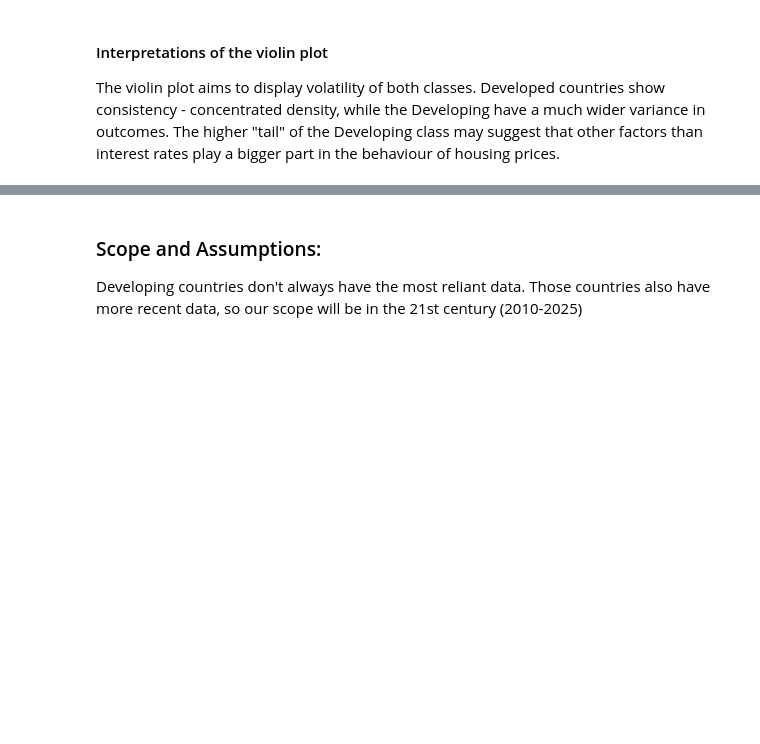
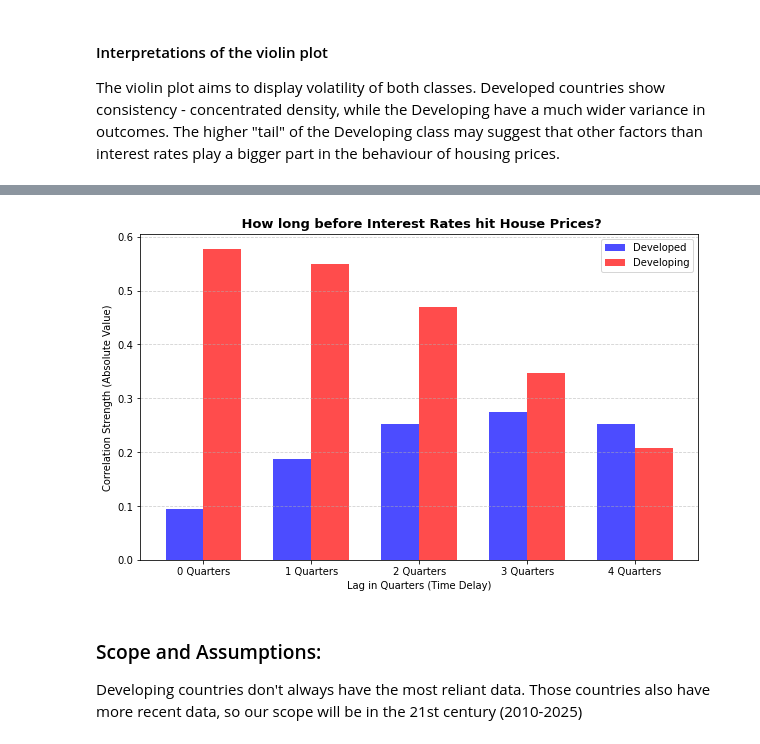
Before and after one commit to SiyanaVel19/Final_project_SU_2026, a Jupyter notebook: Project_analysis.ipynb, the cells around one changed output, grey strips where cells are left out. Cells and saved outputs as stored; diff of their text form; code cells hidden in the pictures; blank space fills up the shorter version.

```diff
--- a/Project_analysis.ipynb
+++ b/Project_analysis.ipynb
@@ -318,3 +379,35 @@ plt.show()
+# %%
+# correlations for the diff lags
+lags = [0,1,2,3,4]
+developed_correlations = []
+developing_correlations=[]
+
+for lag in lags:
+    # Shift the Real Rate by the lag amount for each group
+    # A negative correlation is expected (as rates go up, prices go down)
+    developed_val = Project_Data[Project_Data['Class'] == 'Developed']['HPI_Growth'].corr(Project_Data[Project_Data['Class'] == 'Developed']['Real_Rate'].shift(lag))
+    developing_val = Project_Data[Project_Data['Class'] == 'Developing']['HPI_Growth'].corr(Project_Data[Project_Data['Class'] == 'Developing']['Real_Rate'].shift(lag))
+     # Using absolute value to show the pull
+    developed_correlations.append(abs(developed_val))
+    developing_correlations.append(abs(developing_val))
+
+# Plot the results
+plt.figure(figsize=(10, 6))
+x = range(len(lags))
+width = 0.35
+
+plt.bar([i - width/2 for i in x], developed_correlations, width, label='Developed', color='blue', alpha=0.7)
+plt.bar([i + width/2 for i in x], developing_correlations, width, label='Developing', color='red', alpha=0.7)
+
+plt.xlabel('Lag in Quarters (Time Delay)')
+plt.ylabel('Correlation Strength (Absolute Value)')
+plt.title(' How long before Interest Rates hit House Prices?', fontsize=13, fontweight='bold')
+plt.xticks(x, [f'{l} Quarters' for l in lags])
+plt.legend()
+plt.grid(axis='y', linestyle='--', alpha=0.6)
+plt.show()
+# %% [output]
+[figure, added]
 # %% [markdown]
 ### Scope and Assumptions:
 Developing countries don't always have the most reliant data. Those countries also have more recent data, so our scope will be in the 21st century (2010-2025)
```
Also changed, not shown: parts of 10 cells of this notebook.
